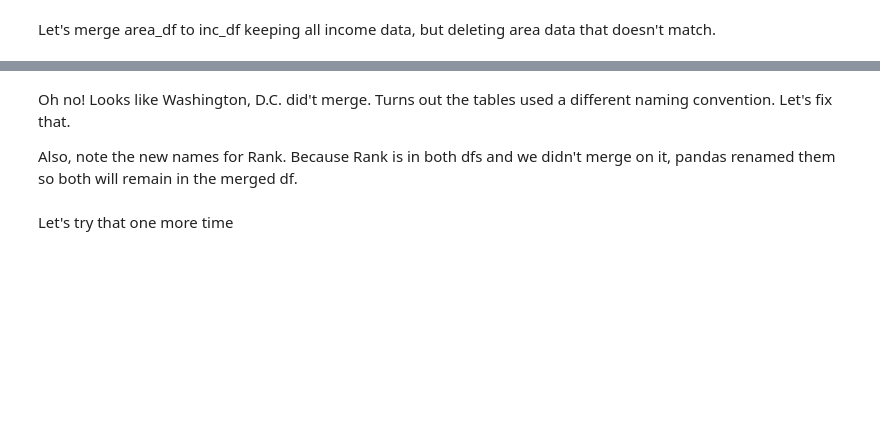
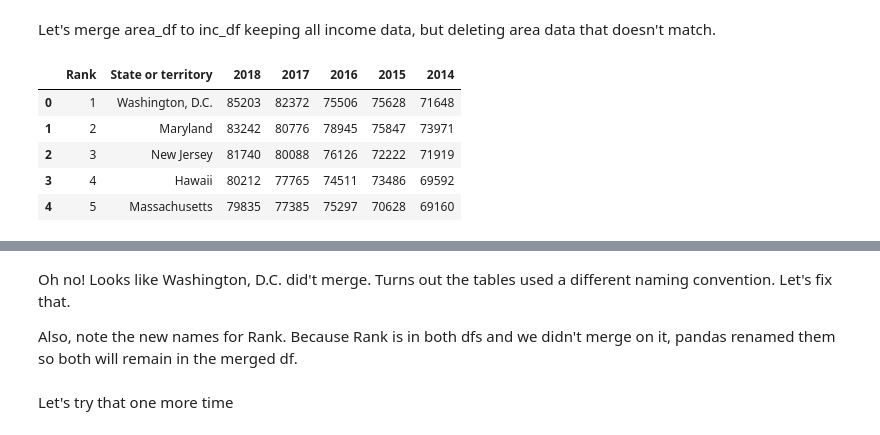
Before and after one commit to Spring-21-TA-Notebooks/John-Notebooks, a Jupyter notebook: John TA Session - 6.ipynb, the cells around one changed output, grey strips where cells are left out. Saved outputs shown, nothing was run; the diff lists cells and outputs as text; code cells hidden in the pictures; blank space fills up the shorter version.

```diff
--- a/John TA Session - 6.ipynb
+++ b/John TA Session - 6.ipynb
@@ -82,2 +197,11 @@ help(pd.merge)
 # %% [markdown]
 Let's merge area_df to inc_df keeping all income data, but deleting area data that doesn't match.
+# %%
+inc_df.head()
+# %% [output]
+|  | Rank | State or territory | 2018 | 2017 | 2016 | 2015 | 2014 |
+| 0 | 1 | Washington, D.C. | 85203 | 82372 | 75506 | 75628 | 71648 |
+| 1 | 2 | Maryland | 83242 | 80776 | 78945 | 75847 | 73971 |
+| 2 | 3 | New Jersey | 81740 | 80088 | 76126 | 72222 | 71919 |
+| 3 | 4 | Hawaii | 80212 | 77765 | 74511 | 73486 | 69592 |
+| 4 | 5 | Massachusetts | 79835 | 77385 | 75297 | 70628 | 69160 |
```
Also changed, not shown: parts of 35 cells of this notebook.
